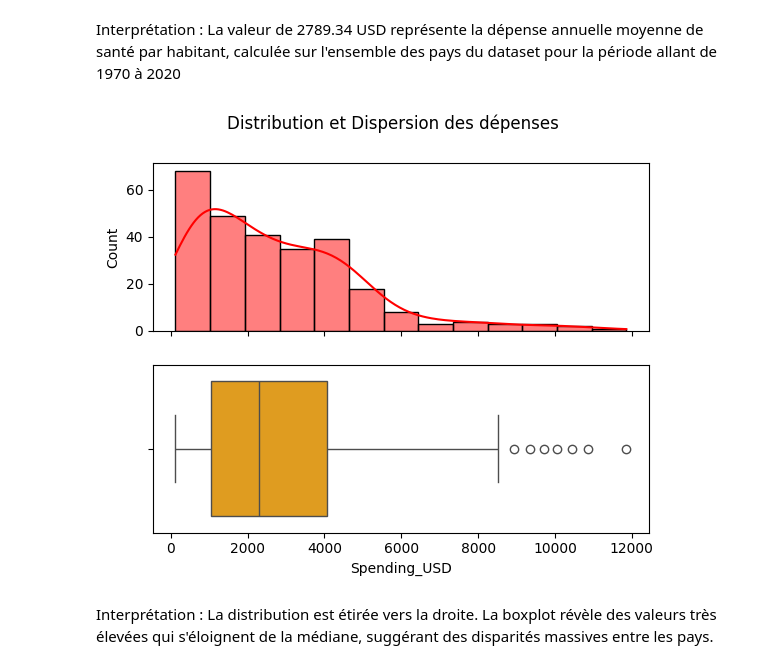
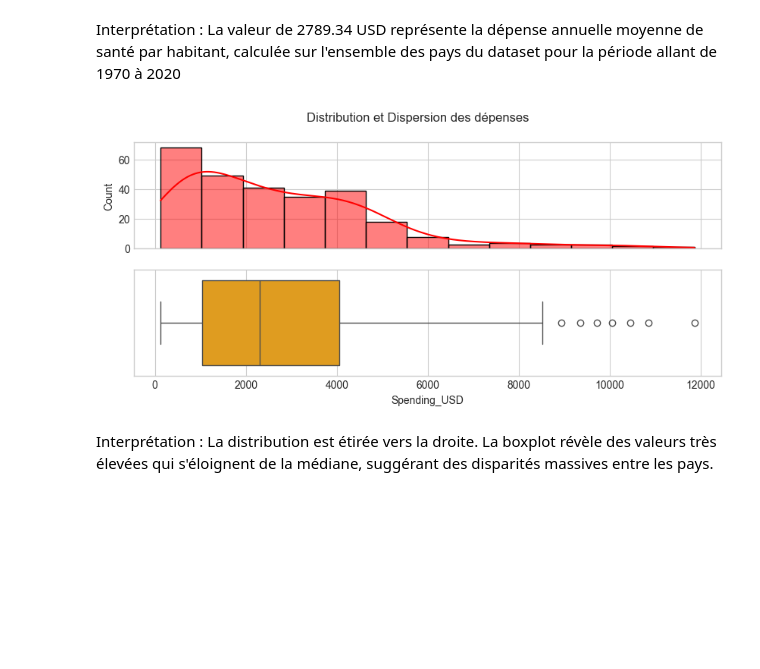
Before and after one commit to MostaphaMB/STATISTIQUES-APPLIQUEES-ET-ANALYSE-DE-DONNEES-DE-SANTE, a Jupyter notebook: Statistiques Appliquées et Analyse de Données de Santé.ipynb, the cells around one changed output. Drawn from its saved outputs; the diff is of its cells as text; code cells hidden in the pictures; blank space fills up the shorter version.

```diff
--- a/Statistiques Appliquées et Analyse de Données de Santé.ipynb
+++ b/Statistiques Appliquées et Analyse de Données de Santé.ipynb
@@ -109,6 +113,7 @@ Nombre de Pays est: 6
 # %%
 plt.figure(figsize=(10, 4))
-df['Country'].value_counts().plot(kind="bar")
+plt.style.use('seaborn-v0_8-whitegrid')
+df['Country'].value_counts().plot(kind="bar", color='skyblue')
 plt.title("Nombres de Pays")
 # %% [output]
 Text(0.5, 1.0, 'Nombres de Pays')
@@ -125,12 +130,13 @@ La moyenne des dépenses : 2789.34 USD
 # %% [markdown]
 Interprétation : La valeur de 2789.34  USD représente la dépense annuelle moyenne de santé par habitant, calculée sur l'ensemble des pays du dataset pour la période allant de 1970 à 2020
 # %%
-fig, ax = plt.subplots(2, 1, sharex=True)
+fig, ax = plt.subplots(2, 1, sharex=True,figsize=(10, 4))
+
 plt.suptitle("Distribution et Dispersion des dépenses")
 sns.histplot(data=df, x='Spending_USD', kde=True, color='red',ax=ax[0])
 sns.boxplot(data=df,  x='Spending_USD', color='orange',ax=ax[1])
 plt.show()
 # %% [output]
-[figure, old version]
+[figure, new version]
 # %% [markdown]
 Interprétation : La distribution est étirée vers la droite. La boxplot révèle des valeurs très élevées qui s'éloignent de la médiane, suggérant des disparités massives entre les pays.
```
Also changed, not shown: parts of 18 cells of this notebook.
